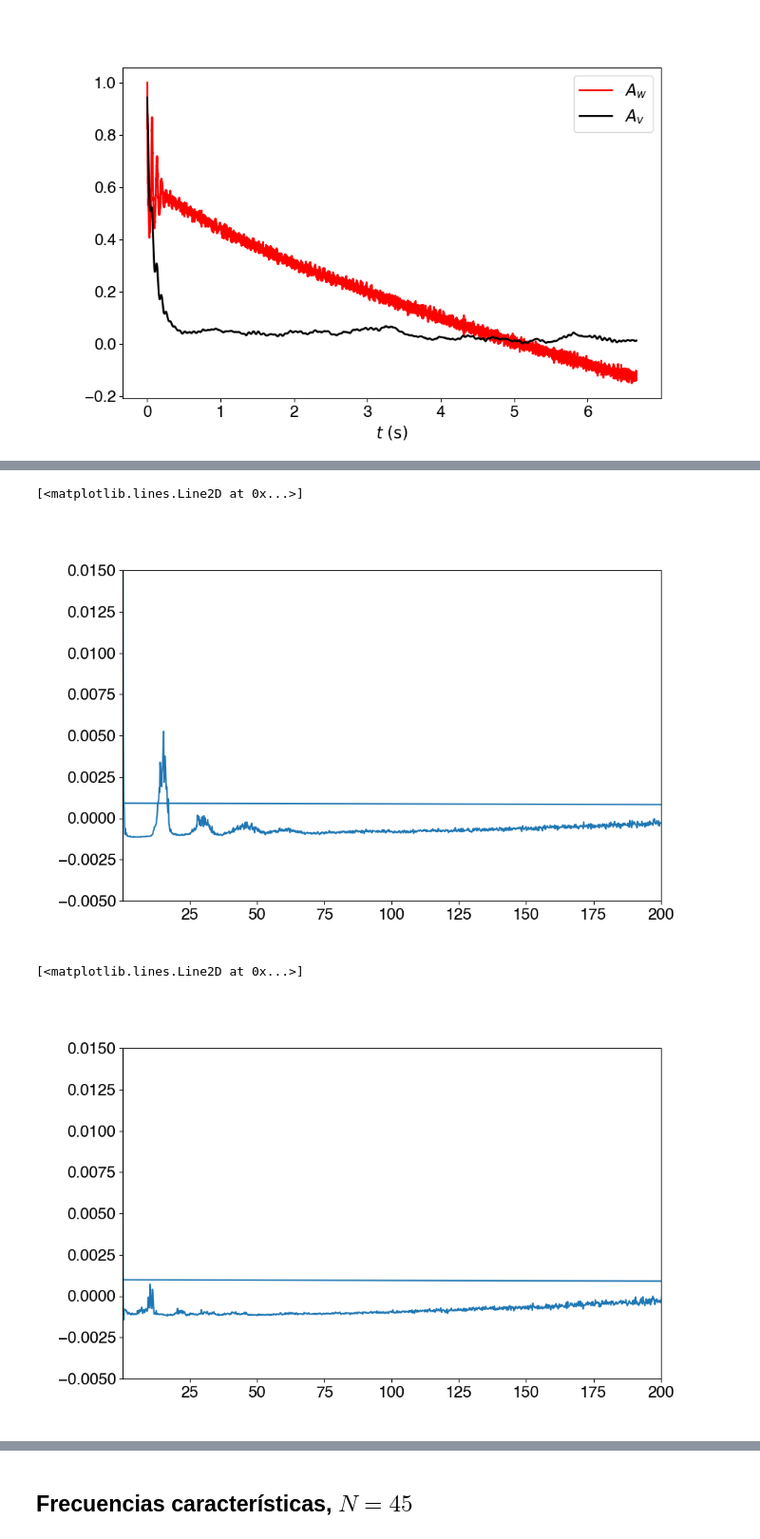
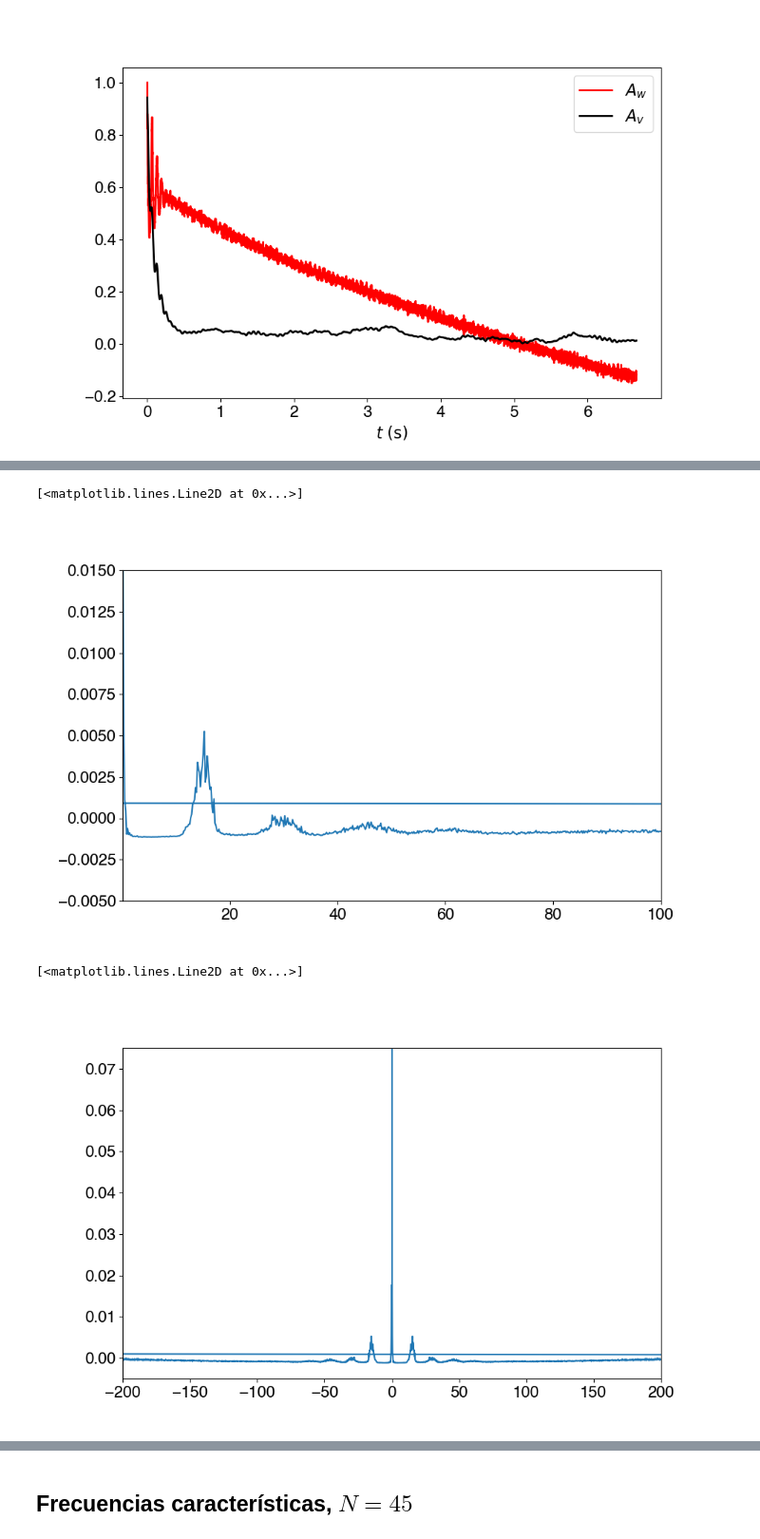
Before and after one commit to fvegar/blades, a Jupyter notebook: correlations_matrix.ipynb, the cells around one changed output, grey strips where cells are left out. Shown at 95% size. Drawn from its saved outputs; the diff is of its cells as text; code cells hidden in the pictures.

```diff
--- a/correlations_matrix.ipynb
+++ b/correlations_matrix.ipynb
@@ -284,21 +281,22 @@ plt.legend([r'$A_w$', r'$A_v$'])
 plt.close(5)
 # %%
 plt.figure(6, figsize=(6*ct.golden_ratio, 6))
-plt.xlim(0.2,200)
+plt.xlim(0.2,100)
 plt.ylim(-0.005, 0.015)
 plt.plot( fftfreq(5000,d=1/info.fps[0]), np.real(fft(Awt[:5000])) )
 # %% [output]
 [<matplotlib.lines.Line2D at 0x...>]
-[figure, old version]
+[figure, new version]
 # %%
 plt.close(6)
 # %%
 plt.figure(7, figsize=(6*ct.golden_ratio, 6))
-plt.xlim(0.2,200)
+plt.xlim(-200,200)
 plt.ylim(-0.005, 0.075)
+
 plt.plot( fftfreq(5000,d=1/info.fps[0]), np.real(fft(Awt[:5000] )) )
 # %% [output]
 [<matplotlib.lines.Line2D at 0x...>]
-[figure, old version]
+[figure, new version]
 # %%
 plt.close(7)
```
Also changed, not shown: parts of 7 cells of this notebook.
